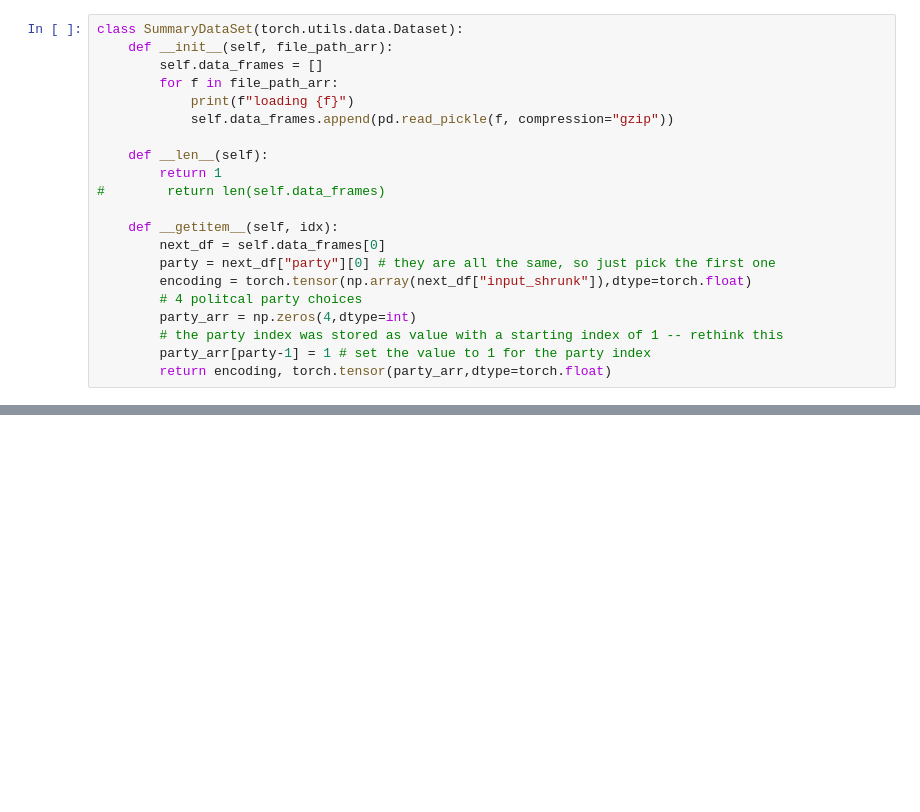
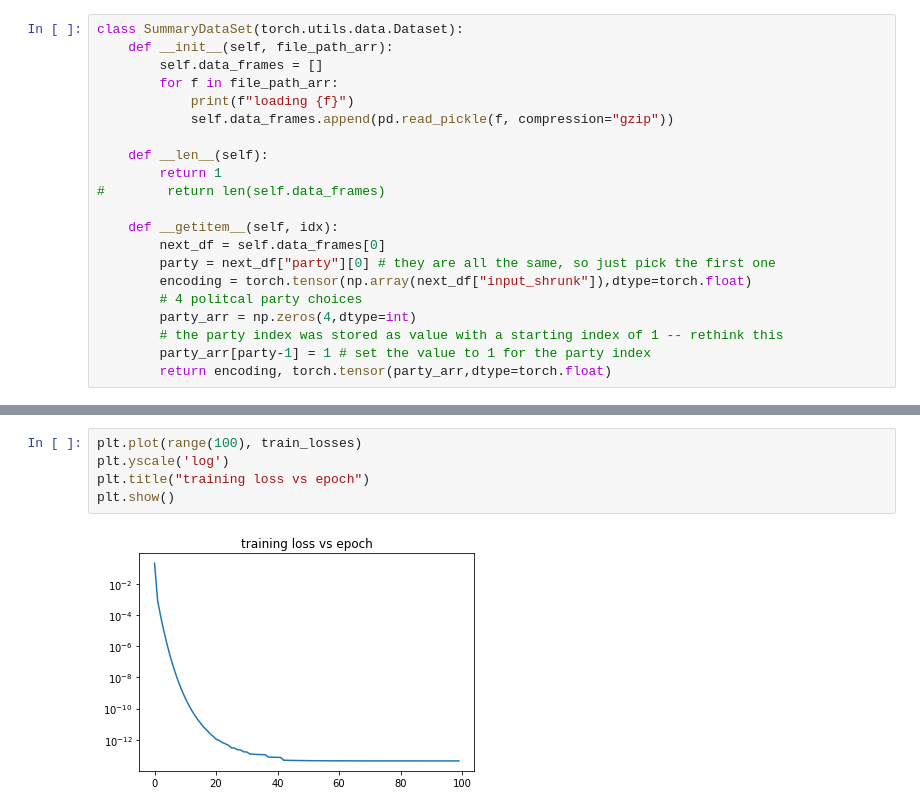
Before and after one commit to bhershdu/nlp_legislation_prediction, a Jupyter notebook: training/training.ipynb, the cells around one changed output, grey strips where cells are left out. Drawn from its saved outputs; the diff is of its cells as text; blank space fills up the shorter version.

```diff
--- a/training/training.ipynb
+++ b/training/training.ipynb
@@ -226,0 +238,7 @@ print(losses)
+# %%
+plt.plot(range(100), train_losses)
+plt.yscale('log')
+plt.title("training loss vs epoch")
+plt.show()
+# %% [output]
+[figure, added]
```
Also changed, not shown: parts of 12 cells of this notebook.
